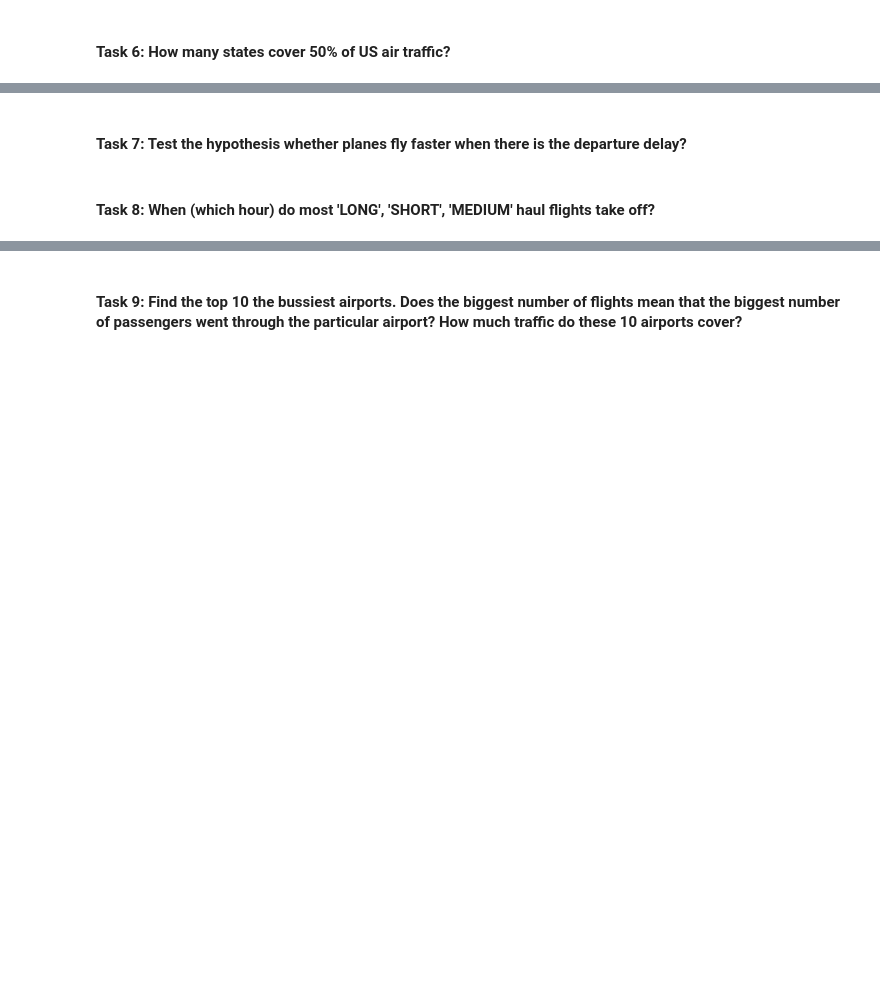
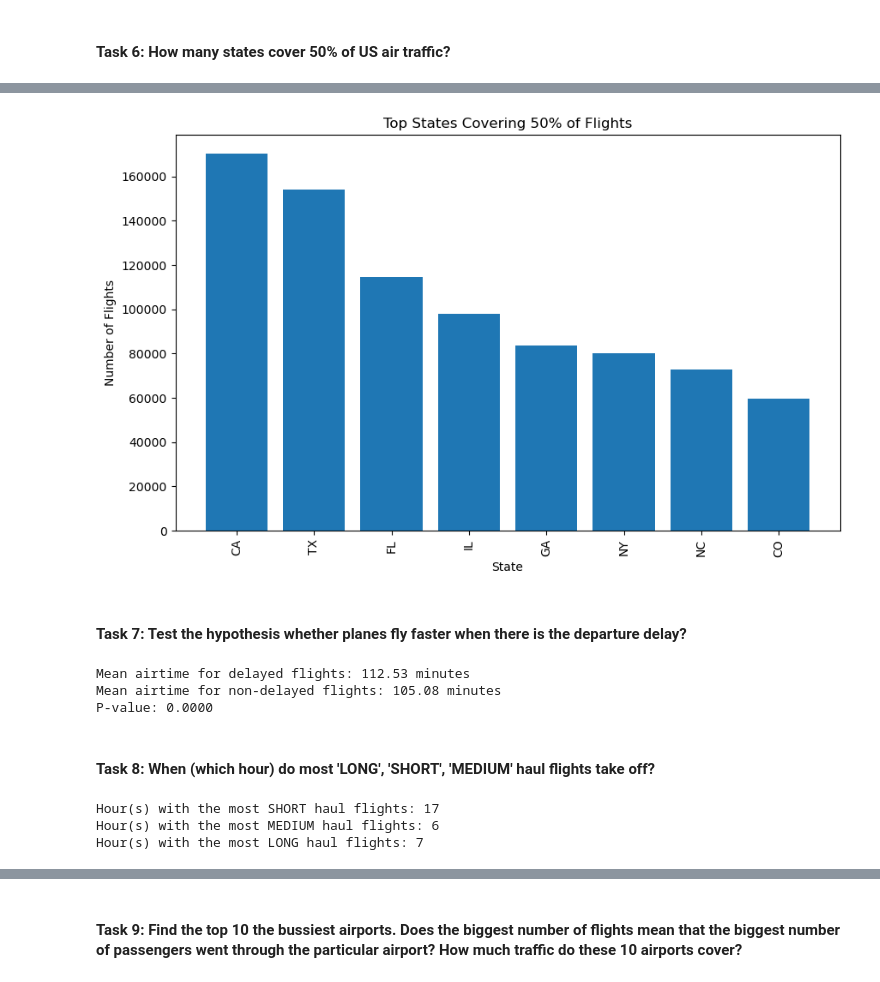
Before and after one commit to Ali-Mohamed23/midterm-project-I, a Jupyter notebook: exploratory_analysis.ipynb, the cells around one changed output, grey strips where cells are left out. Drawn from its saved outputs; the diff is of its cells as text; code cells hidden in the pictures; blank space fills up the shorter version.

```diff
--- a/exploratory_analysis.ipynb
+++ b/exploratory_analysis.ipynb
@@ -305,0 +462,2 @@ flights_df['crs_dep_time'].nan
+# %%
+flights_df['origin_state'] = flights_df['origin_city_name'].str.split(', ').str[-1]
@@ -305,0 +508,12 @@ flights_df['crs_dep_time'].nan
+# %%
+state_counts = flights_df['origin_state'].value_counts()
+state_percentages = state_counts / state_counts.sum()
+cumulative_percentages = state_percentages.cumsum()
+index_50_percent = cumulative_percentages[cumulative_percentages >= 0.5].index[0]
+
+top_states = state_counts[:index_50_percent]
+num_states = len(top_states)
+
+print("Number of states covering 50% of flights:", num_states)
+print("Top states:")
+print(top_states)
@@ -306,4 +532,66 @@ flights_df['crs_dep_time'].nan
+# %%
+## Display it as a visual
+
+plt.figure(figsize=(10, 6))
+plt.bar(top_states.index, top_states.values)
+plt.xlabel('State')
+plt.ylabel('Number of Flights')
+plt.title('Top States Covering 50% of Flights')
+plt.xticks(rotation=90)
+plt.show()
+# %% [output]
+[figure, added]
 # %% [markdown]
 #### **Task 7**: Test the hypothesis whether planes fly faster when there is the departure delay?
+# %%
+# Split the data into two groups based on departure delay
+delayed_flights = flights_df[flights_df['dep_delay'] > 0]
+non_delayed_flights = flights_df[flights_df['dep_delay'] <= 0]
+
+# Remove missing values from the airtime data
+delayed_airtime = delayed_flights['air_time'].dropna()
+non_delayed_airtime = non_delayed_flights['air_time'].dropna()
+
+# Calculate the mean airtime for each group
+mean_airtime_delayed = np.mean(delayed_airtime)
+mean_airtime_non_delayed = np.mean(non_delayed_airtime)
+
+# Perform a hypothesis test to compare the means of the two groups
+_, p_value = stats.ttest_ind(delayed_airtime, non_delayed_airtime, alternative='greater')
+
+print(f"Mean airtime for delayed flights: {mean_airtime_delayed:.2f} minutes")
+print(f"Mean airtime for non-delayed flights: {mean_airtime_non_delayed:.2f} minutes")
+print(f"P-value: {p_value:.4f}")
+# %% [output]
+Mean airtime for delayed flights: 112.53 minutes
+Mean airtime for non-delayed flights: 105.08 minutes
+P-value: 0.0000
 # %% [markdown]
 #### **Task 8**: When (which hour) do most 'LONG', 'SHORT', 'MEDIUM' haul flights take off?
+# %%
+# Define the distance thresholds for flight categories
+short_threshold = 500
+medium_threshold = 1500
+
+# Categorize flights based on distance
+flights_df['flight_distance_category'] = pd.cut(flights_df['distance'], bins=[0, short_threshold, medium_threshold, np.inf], labels=['SHORT', 'MEDIUM', 'LONG'])
+
+# Extract the hour from the scheduled departure time
+flights_df['dep_hour'] = flights_df['crs_dep_time'] // 100
+
+# Group the data by flight distance category and departure hour, and count the number of flights
+flight_hour_counts = flights_df.groupby(['flight_distance_category', 'dep_hour']).size().reset_index(name='count')
+
+# Find the hour(s) with the highest count for each flight distance category
+max_hour_short = flight_hour_counts.loc[flight_hour_counts[flight_hour_counts['flight_distance_category'] == 'SHORT']['count'].idxmax(), 'dep_hour']
+max_hour_medium = flight_hour_counts.loc[flight_hour_counts[flight_hour_counts['flight_distance_category'] == 'MEDIUM']['count'].idxmax(), 'dep_hour']
+max_hour_long = flight_hour_counts.loc[flight_hour_counts[flight_hour_counts['flight_distance_category'] == 'LONG']['count'].idxmax(), 'dep_hour']
+
+# Print the results
+print("Hour(s) with the most SHORT haul flights:", max_hour_short)
+print("Hour(s) with the most MEDIUM haul flights:", max_hour_medium)
+print("Hour(s) with the most LONG haul flights:", max_hour_long)
+# %% [output]
+Hour(s) with the most SHORT haul flights: 17
+Hour(s) with the most MEDIUM haul flights: 6
+Hour(s) with the most LONG haul flights: 7
```
Also changed, not shown: parts of 17 cells of this notebook.
